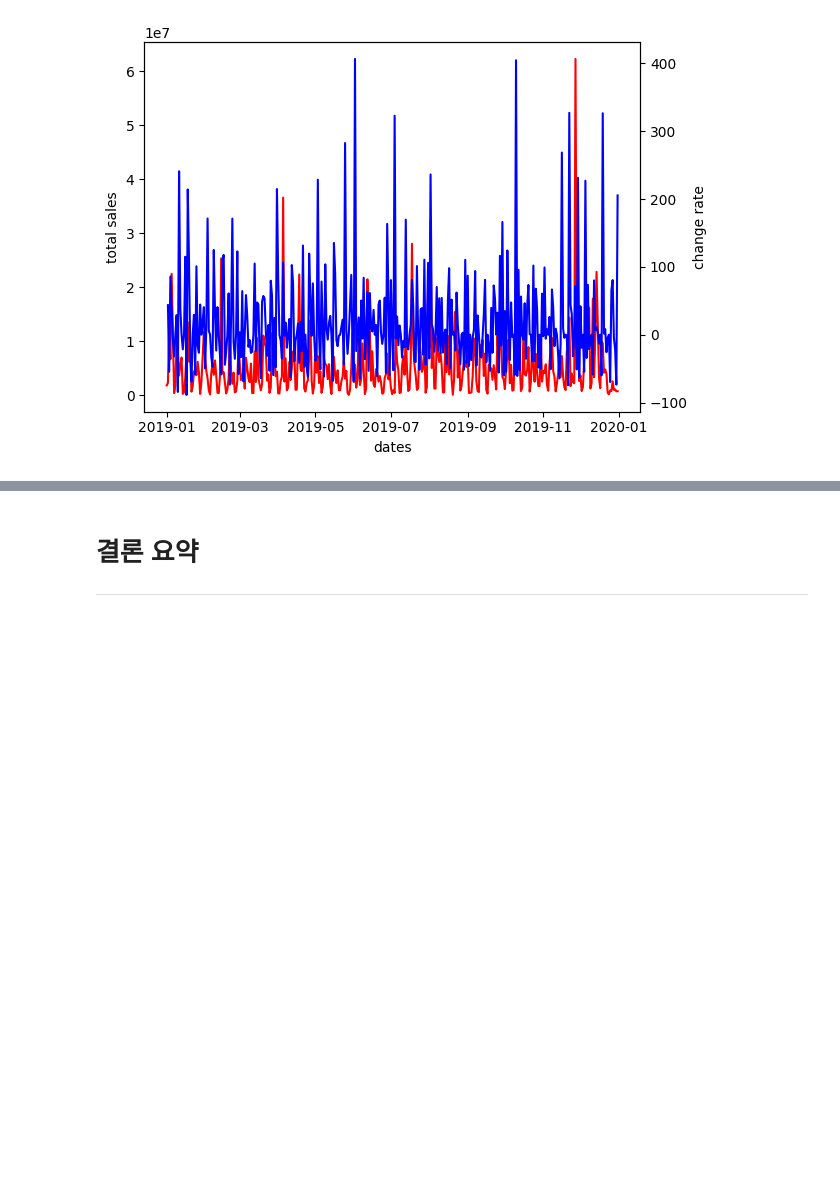
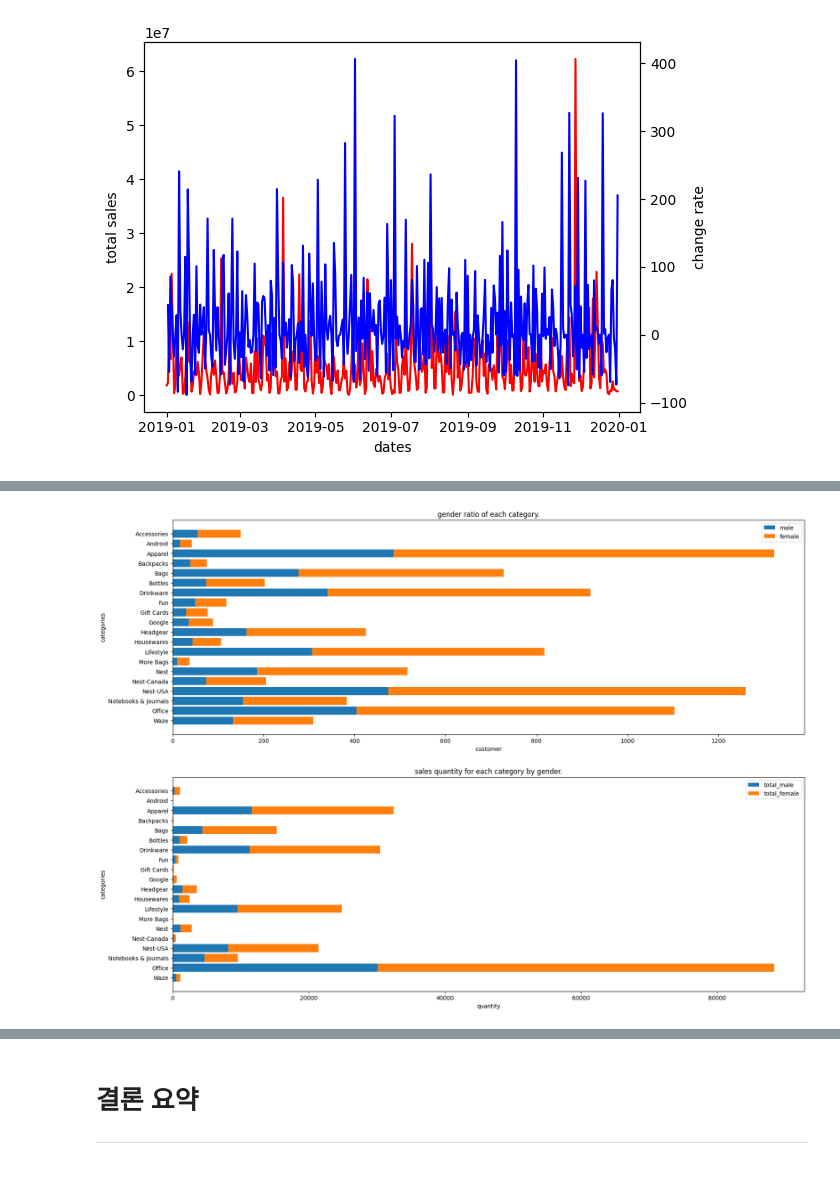
Before and after one commit to Randy-archive/ecommerce_seg, a Jupyter notebook: 랜디_Randy.ipynb, the cells around one changed output, grey strips where cells are left out. Cells and saved outputs as stored; diff of their text form; code cells hidden in the pictures; blank space fills up the shorter version.

```diff
--- a/랜디_Randy.ipynb
+++ b/랜디_Randy.ipynb
@@ -321,0 +407,12 @@ CPM이나 CPC와 같은 온라인 마케팅 비용을 효율화하기 위해
+# %%
+grouped = onlinesales.groupby(['고객ID', '제품카테고리']).agg({'수량':'sum', '평균금액':'sum'}).reset_index()
+
+merged = pd.merge(customer[['고객ID', '성별', '고객지역']], grouped, on='고객ID')
+
+filtered_by_sex = merged.groupby('제품카테고리').agg(
+    남자=('성별', lambda x: np.sum(x == '남')),
+    여자=('성별', lambda x: np.sum(x == '여')),
+    남자총수량=('수량', lambda x: np.sum(x[merged['성별'] == '남'])),
+    여자총수량=('수량', lambda x: np.sum(x[merged['성별'] == '여']))
+    ).reset_index()
+filtered_by_sex
@@ -321,0 +437,29 @@ CPM이나 CPC와 같은 온라인 마케팅 비용을 효율화하기 위해
+# %%
+# 그래프를 그리기 위한 데이터 추출
+categories = filtered_by_sex['제품카테고리']
+male = filtered_by_sex['남자']
+female = filtered_by_sex['여자']
+total_male = filtered_by_sex['남자총수량']
+total_female = filtered_by_sex['여자총수량']
+
+plt.figure(figsize=(20,15))
+plt.subplot(2, 1, 1)
+plt.barh(categories, male, label='male')
+plt.barh(categories, female, left=male, label='female')
+plt.xlabel('customer')
+plt.ylabel('categories')
+plt.title('gender ratio of each category.')
+plt.legend()
+plt.gca().invert_yaxis()
+
+plt.subplot(2, 1, 2)
+plt.barh(categories, total_male, label='total_male')
+plt.barh(categories, total_female, left=total_male, label='total_female')
+plt.xlabel('quantity')
+plt.ylabel('categories')
+plt.title('sales quantity for each category by gender.')
+plt.legend()
+plt.gca().invert_yaxis()
+plt.show()
+# %% [output]
+[figure, added]
```
Also changed, not shown: parts of 17 cells of this notebook, 1 other file.
